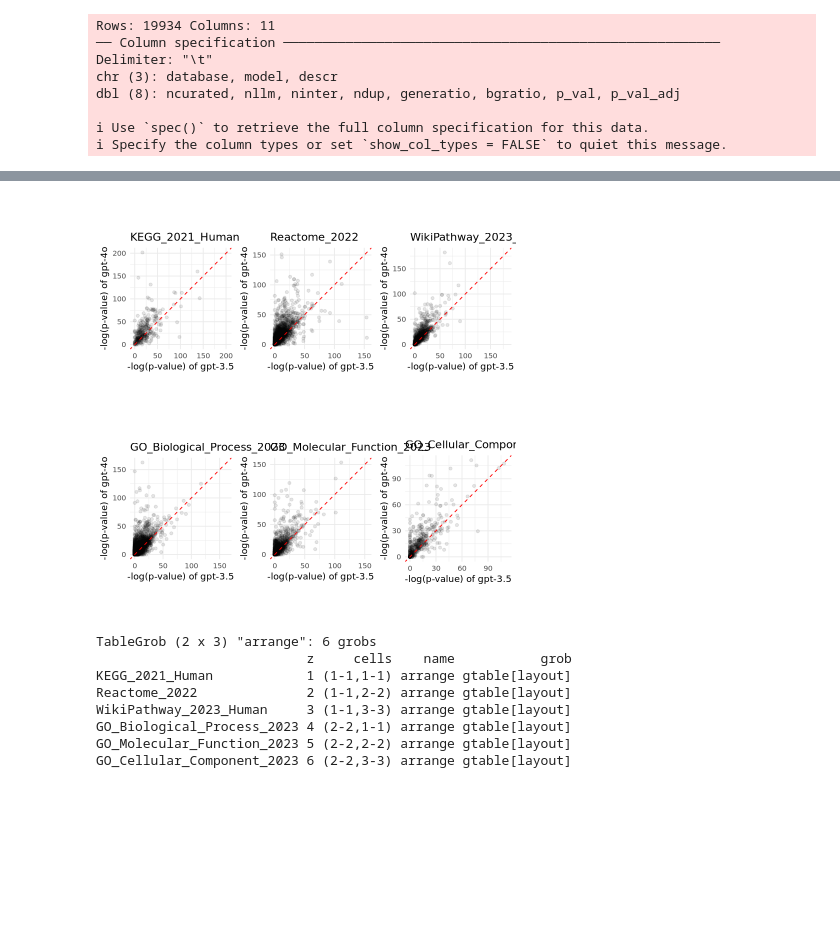
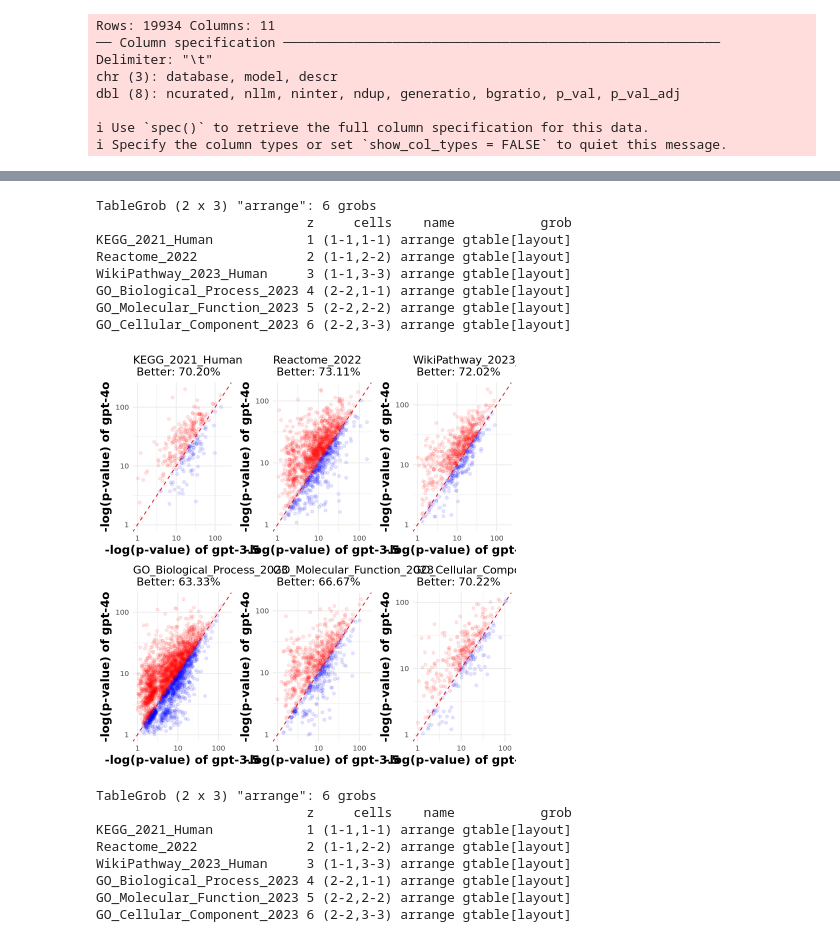
Before and after one commit to Alector-BIO/llm2geneset, a Jupyter notebook: notebooks/figures.ipynb, the cells around one changed output, grey strips where cells are left out. Cells and saved outputs as stored; diff of their text form; code cells hidden in the pictures; blank space fills up the shorter version.

Commit message:
update the figures

```diff
--- a/notebooks/figures.ipynb
+++ b/notebooks/figures.ipynb
@@ -233,4 +263,9 @@ A tibble: 1 × 12
 # %%
+# Load necessary libraries
+library(ggplot2)
+library(dplyr)
+library(gridExtra)
+
 # Filter data for unique models
 model1 <- df %>% filter(model == "gpt-3.5-turbo-0125")
 model2 <- df %>% filter(model == "gpt-4o-2024-05-13")
@@ -244,21 +279,50 @@ for(d in databases){
   df1 <- model1 %>% filter(database == d)
   df2 <- model2 %>% filter(database == d)
   joined_df <- merge(df1, df2, by = "descr", suffixes = c("_1", "_2"))
-  joined_df <- joined_df %>% filter(!is.infinite(log_p_1)) # drop rows with inf values
-  joined_df <- joined_df %>% filter(!is.infinite(log_p_2))
-  max_value <- max(max(joined_df$log_p_1), max(joined_df$log_p_2))
+  joined_df <- joined_df %>% filter(!is.infinite(log_p_1) & !is.infinite(log_p_2)) # Drop rows with inf values
 
-  plots[[d]] <- ggplot(joined_df, aes(x = log_p_1, y = log_p_2)) +
-    geom_point(alpha=0.1) +
-    geom_abline(intercept = 0, slope = 1, color = "red", linetype = "dashed") +  # Add diagonal line
-    labs(title = d,
-         x = "-log(p-value) of gpt-3.5",
-         y = "-log(p-value) of gpt-4o") +
-    theme_minimal() +
-    coord_equal(xlim = c(0, max_value), ylim = c(0, max_value))
+  # Filter out non-positive values for log transformation
+  joined_df <- joined_df %>% filter(log_p_1 > 0 & log_p_2 > 0)
+
+  # Proceed only if there are valid rows left after filtering
+  if (nrow(joined_df) > 0) {
+    # Classify points relative to the diagonal line
+    joined_df <- joined_df %>% mutate(position = ifelse(log_p_1 < log_p_2, "better", "worse"))
+
+    # Calculate proportions
+    proportion_better <- sum(joined_df$position == "better") / nrow(joined_df)
+    proportion_worse <- sum(joined_df$position == "worse") / nrow(joined_df)
+
+    max_value <- max(max(joined_df$log_p_1, na.rm = TRUE), max(joined_df$log_p_2, na.rm = TRUE))
+
+    plots[[d]] <- ggplot(joined_df, aes(x = log_p_1, y = log_p_2, color = position)) +
+      geom_point(alpha=0.1, show.legend = FALSE) +
+      geom_abline(intercept = 0, slope = 1, color = "red", linetype = "dashed") +  # Add diagonal line
+      labs(title = paste(d,
+                         sprintf("\n Better: %.2f%%", proportion_better * 100)
+                         ),
+           x = "-log(p-value) of gpt-3.5",
+           y = "-log(p-value) of gpt-4o") +
+      theme_minimal() +
+      scale_x_log10(limits = c(1, max_value)) +  # Transform x-axis to log scale
+      scale_y_log10(limits = c(1, max_value)) +  # Transform y-axis to log scale
+      scale_color_manual(values = c("better" = "red", "worse" = "blue"))+
+      theme(
+        axis.title.x = element_text(face = "bold", size = 14),
+        axis.title.y = element_text(face = "bold", size = 14)
+      )
+  } else {
+    warning(paste("No valid data for database:", d))
+  }
 }
 
 # Combine all plots into a single faceted plot
-library(gridExtra)
-combined_plot <- do.call(gridExtra::grid.arrange, c(plots, ncol = 3))
+if (length(plots) > 0) {
+  combined_plot <- do.call(gridExtra::grid.arrange, c(plots, ncol = 3))
+
+  # Display the combined plot
+  print(combined_plot)
+} else {
+  print("No valid plots to display.")
+}
 # %% [output]
@@ -265,4 +344,12 @@ combined_plot <- do.call(gridExtra::grid.arrange, c(plots, ncol = 3))
+TableGrob (2 x 3) "arrange": 6 grobs
+                           z     cells    name           grob
+KEGG_2021_Human            1 (1-1,1-1) arrange gtable[layout]
+Reactome_2022              2 (1-1,2-2) arrange gtable[layout]
+WikiPathway_2023_Human     3 (1-1,3-3) arrange gtable[layout]
+GO_Biological_Process_2023 4 (2-2,1-1) arrange gtable[layout]
+GO_Molecular_Function_2023 5 (2-2,2-2) arrange gtable[layout]
+GO_Cellular_Component_2023 6 (2-2,3-3) arrange gtable[layout]
-[figure, old version]
+[figure, new version]
 # %%
 # Save the plot
 ggsave(filename = "figures/5_scatter_plot_logp_compare_models.pdf", plot = combined_plot, device = "pdf", width = 10, height = 10, dpi = 300)
```
Also changed, not shown: parts of 4 cells of this notebook, 6 other files.
